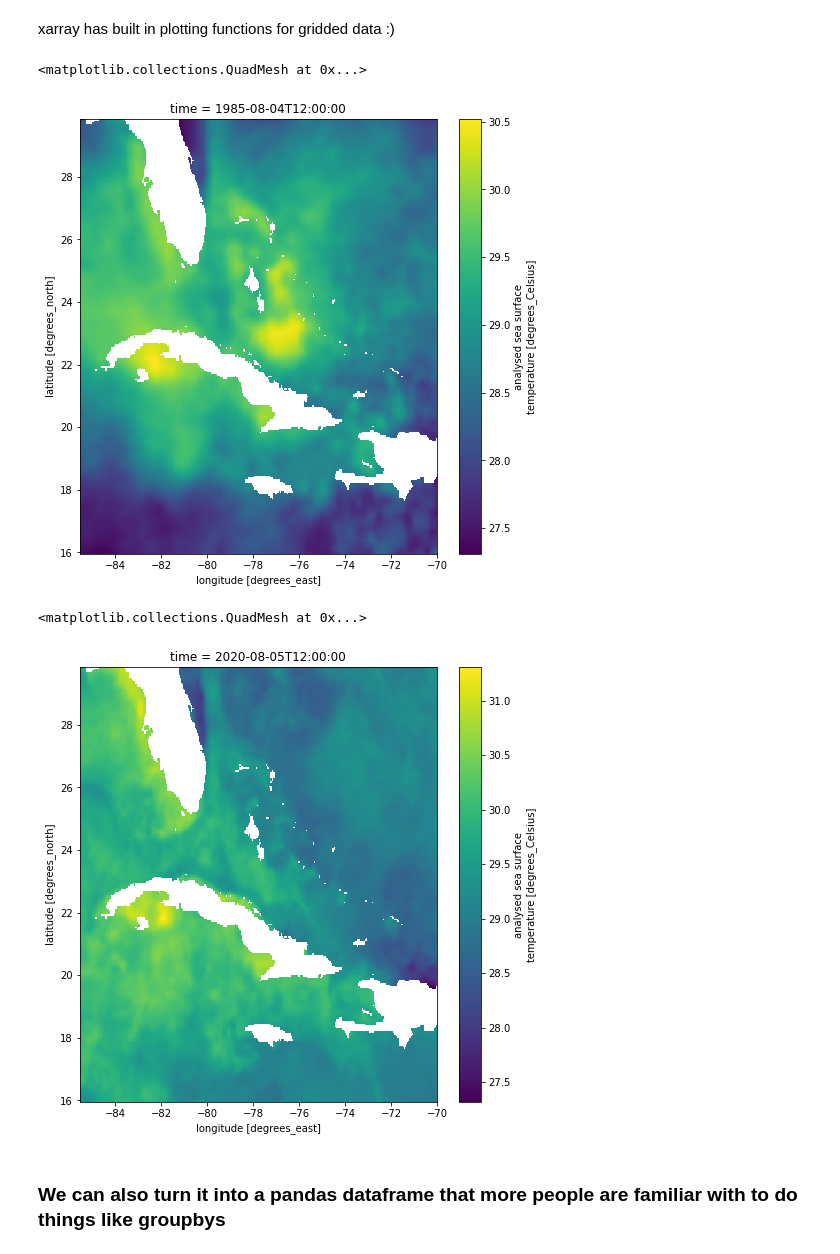
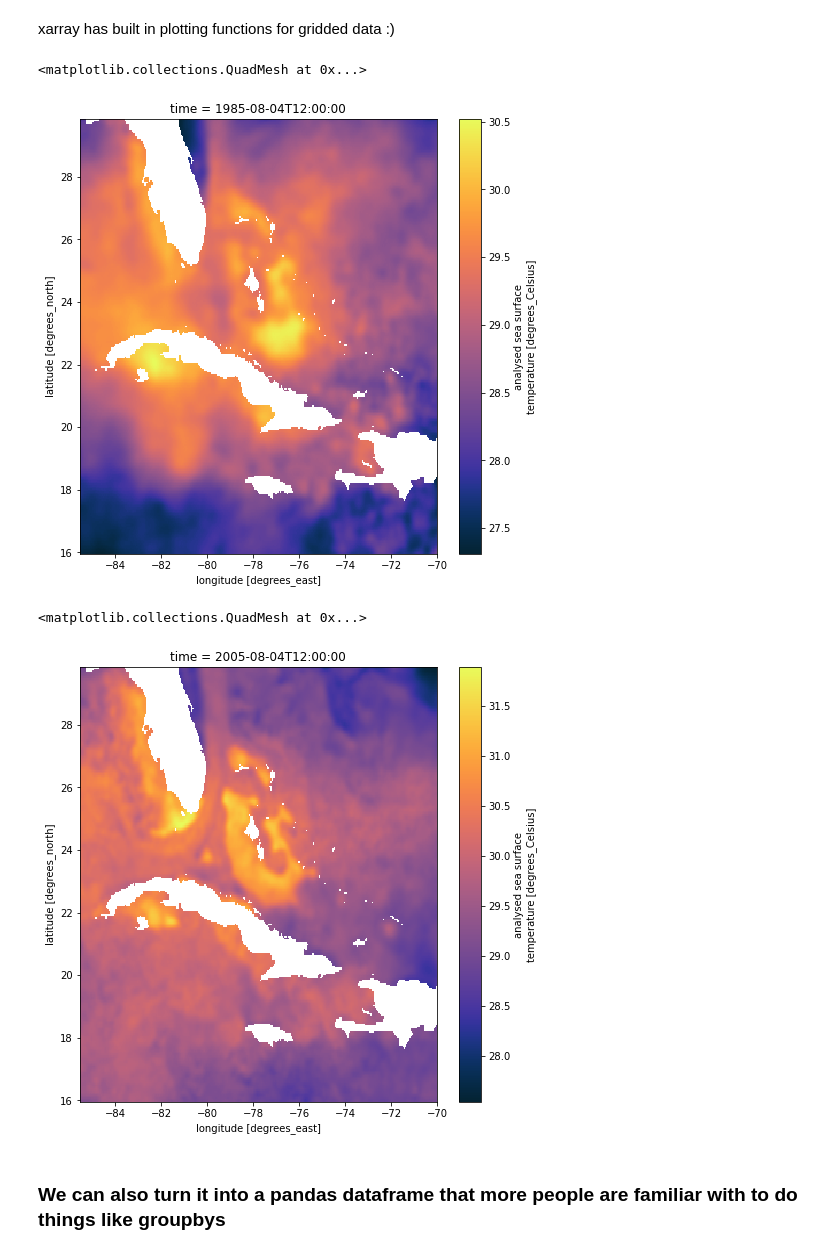
Before and after one commit to C4IROcean/OceanDataConnector, a Jupyter notebook: data/NOAA Coral Reef Watch/CRW_example_notebook.ipynb, the cells around one changed output. Cells and saved outputs as stored; diff of their text form; code cells hidden in the pictures.

```diff
--- a/data/NOAA Coral Reef Watch/CRW_example_notebook.ipynb
+++ b/data/NOAA Coral Reef Watch/CRW_example_notebook.ipynb
@@ -225,15 +255,15 @@ uuid :
 # %% [markdown]
 xarray has built in plotting functions for gridded data :)
 # %%
-ds_slice.analysed_sst.isel(time=215).plot(figsize=(8,8))
+ds_slice.analysed_sst.isel(time=215).plot(figsize=(8,8), cmap=cmocean.cm.thermal)
 # %% [output]
 <matplotlib.collections.QuadMesh at 0x...>
-[figure, old version]
+[figure, new version]
 # %%
-ds_slice.analysed_sst.isel(time=13000).plot(figsize=(8,8))
+ds_slice.analysed_sst.isel(time=7520).plot(figsize=(8,8),cmap=cmocean.cm.thermal)
 # %% [output]
 <matplotlib.collections.QuadMesh at 0x...>
-[figure, old version]
+[figure, new version]
 # %% [markdown]
 ### We can also turn it into a pandas dataframe that more people are familiar with to do things like groupbys
 # %% [markdown]
```
Also changed, not shown: parts of 20 cells of this notebook.
